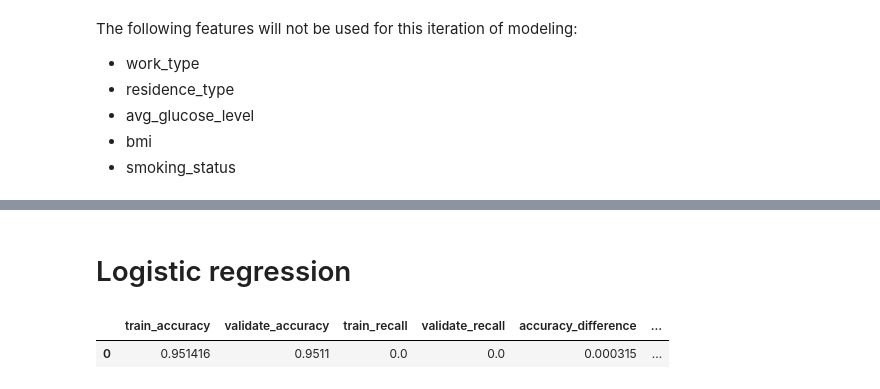
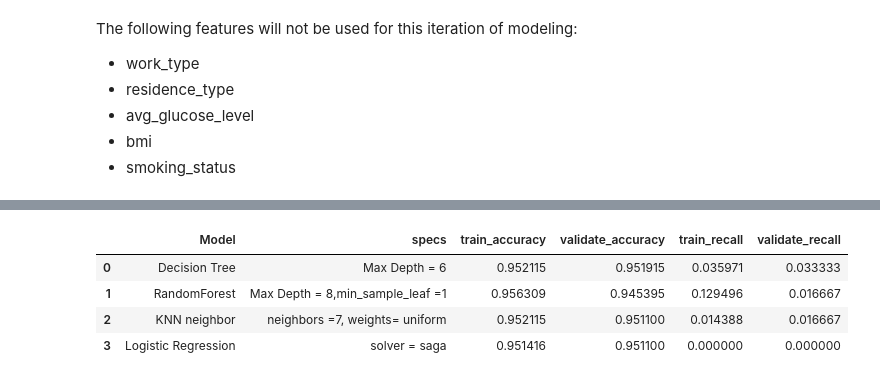
Before and after one commit to Yvette-Ibarra/Individual-Project, a Jupyter notebook: Stroke_Project_Final_Report.ipynb, the cells around one changed output, grey strips where cells are left out. Drawn from its saved outputs; the diff is of its cells as text; code cells hidden in the pictures.

Commit message:
update model section and definitions

```diff
--- a/Stroke_Project_Final_Report.ipynb
+++ b/Stroke_Project_Final_Report.ipynb
@@ -690,7 +286,0 @@ df.sort_values(by='train_accuracy')
-# %%
-# weights = ['uniform', 'density']
-knn = KNeighborsClassifier(n_neighbors=5, weights='uniform')
-knn.fit(X_train, y_train)
-y_pred = knn.predict(X_train)
-print('Accuracy of KNN classifier on training set: {:.3f}'
-     .format(knn.score(X_train, y_train)))
@@ -821,37 +287,10 @@ df
-# %% [markdown]
-# Logistic regression
-# %%
-metrics=[]
-# from sklearn.linear_model import LogisticRegression
-logit = LogisticRegression(C=1, random_state=123, fit_intercept=True,solver ='saga' ,penalty= 'elasticnet'
-                          ,l1_ratio=.8)
-logit.fit(X_train, y_train)
-
-in_sample_accuracy =logit.score(X_train, y_train)
-out_sample_accuracy=logit.score(X_validate, y_validate)
-
-# calculate recall train
-y_pred = logit.predict(X_train)
-in_sample_recall= recall_score(y_train, y_pred)
-
-# calculate recall validate
-y_pred = logit.predict(X_validate)
-out_of_sample_recall= recall_score(y_validate, y_pred)
-
-output = {
-
-    "train_accuracy": in_sample_accuracy,
-    "validate_accuracy": out_of_sample_accuracy,
-    'train_recall': in_sample_recall,
-    'validate_recall': out_of_sample_recall
-}
-
-metrics.append(output)
-
-df3 = pd.DataFrame(metrics)
-df3["accuracy_difference"] = df3.train_accuracy - df3.validate_accuracy
-df3["recall_difference"] = df3.train_recall - df3.validate_recall
-df3
-# %% [output]
-|  | train_accuracy | validate_accuracy | train_recall | validate_recall | accuracy_difference | ... |
-| 0 | 0.951416 | 0.9511 | 0.0 | 0.0 | 0.000315 | ... |
+# %%
+# run models and get results
+models_metrics_df = m.models_metrics(X_train,y_train, X_validate, y_validate)
+models_metrics_df
+# %% [output]
+|  | Model | specs | train_accuracy | validate_accuracy | train_recall | validate_recall |
+| 0 | Decision Tree | Max Depth = 6 | 0.952115 | 0.951915 | 0.035971 | 0.033333 |
+| 1 | RandomForest | Max Depth = 8,min_sample_leaf =1 | 0.956309 | 0.945395 | 0.129496 | 0.016667 |
+| 2 | KNN neighbor | neighbors =7, weights= uniform | 0.952115 | 0.951100 | 0.014388 | 0.016667 |
+| 3 | Logistic Regression | solver = saga | 0.951416 | 0.951100 | 0.000000 | 0.000000 |
```
Also changed, not shown: parts of 23 cells of this notebook.
